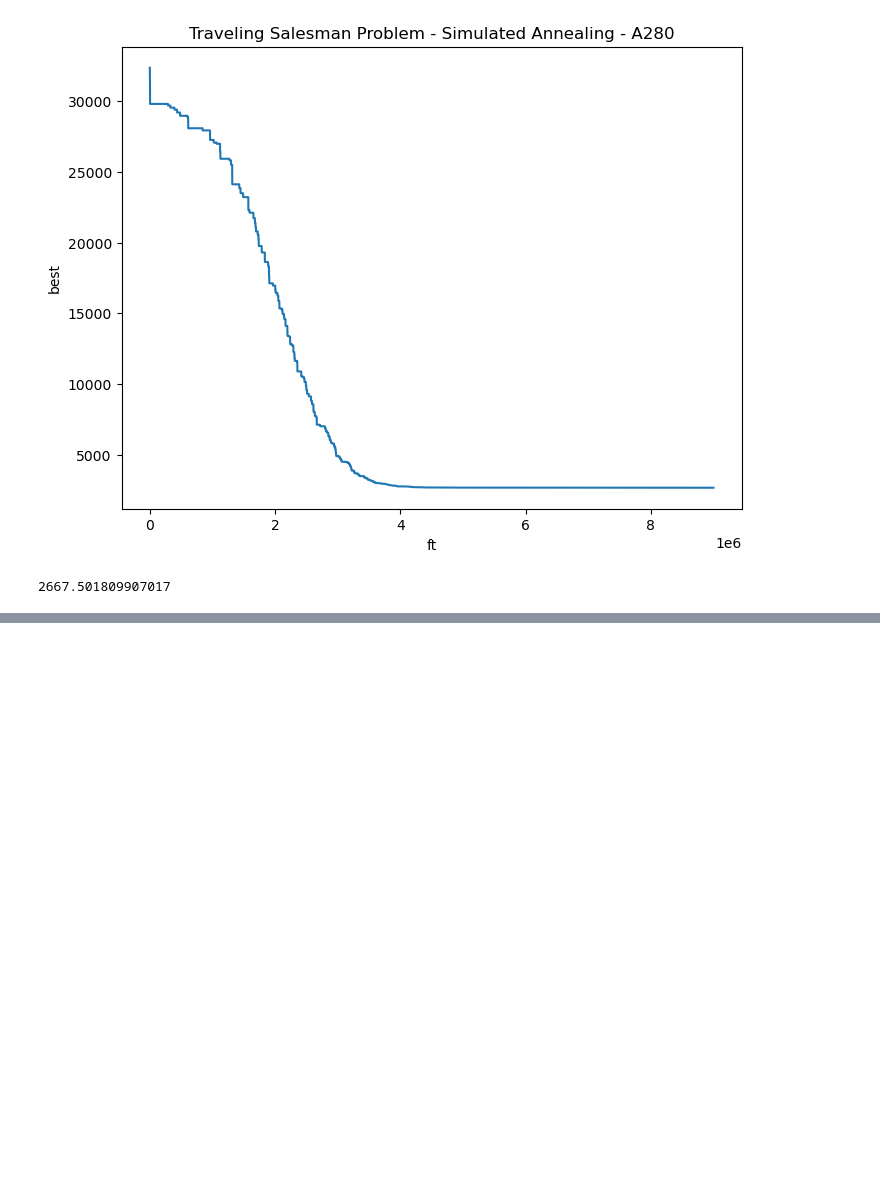
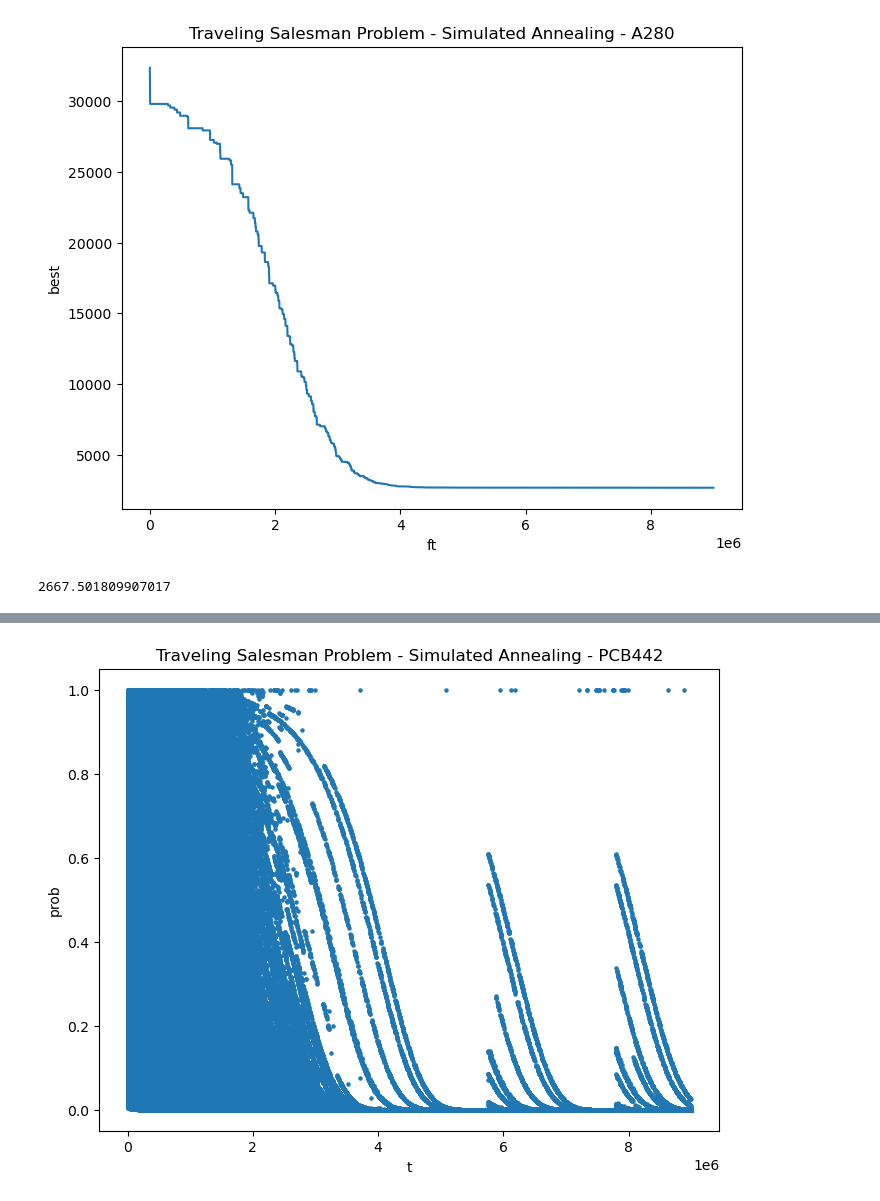
Before and after one commit to lexthegreatest/simulated_annealing, a Jupyter notebook: Jacimovic_15278247_Malash_15179192_Soroka_2834023_Assignment_3.ipynb, the cells around one changed output, grey strips where cells are left out. Saved outputs shown, nothing was run; the diff lists cells and outputs as text; code cells hidden in the pictures; blank space fills up the shorter version.

```diff
--- a/Jacimovic_15278247_Malash_15179192_Soroka_2834023_Assignment_3.ipynb
+++ b/Jacimovic_15278247_Malash_15179192_Soroka_2834023_Assignment_3.ipynb
@@ -720,0 +792,9 @@ print(best_dist_2opt)
+# %%
+plt.figure(figsize=(8, 6))
+plt.scatter(t, prob, s=5, label='Data Points')
+plt.title('Traveling Salesman Problem - Simulated Annealing - PCB442')
+plt.xlabel('t')
+plt.ylabel('prob')
+plt.show()
+# %% [output]
+[figure, added]
```
Also changed, not shown: parts of 12 cells of this notebook.
